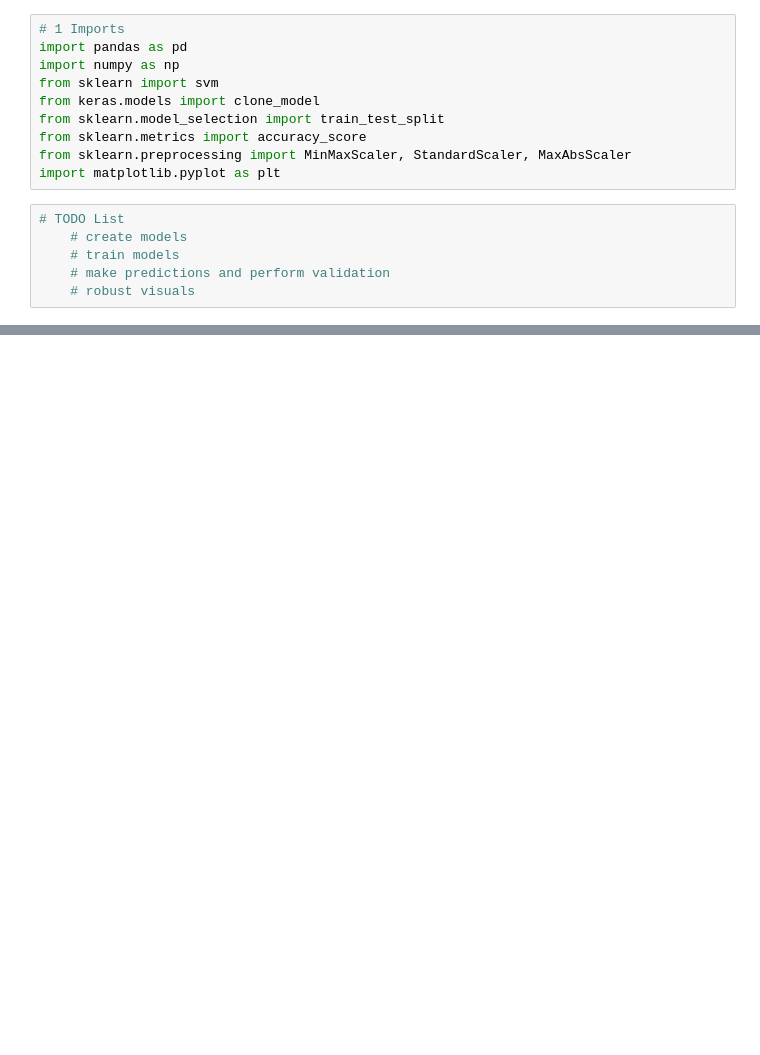
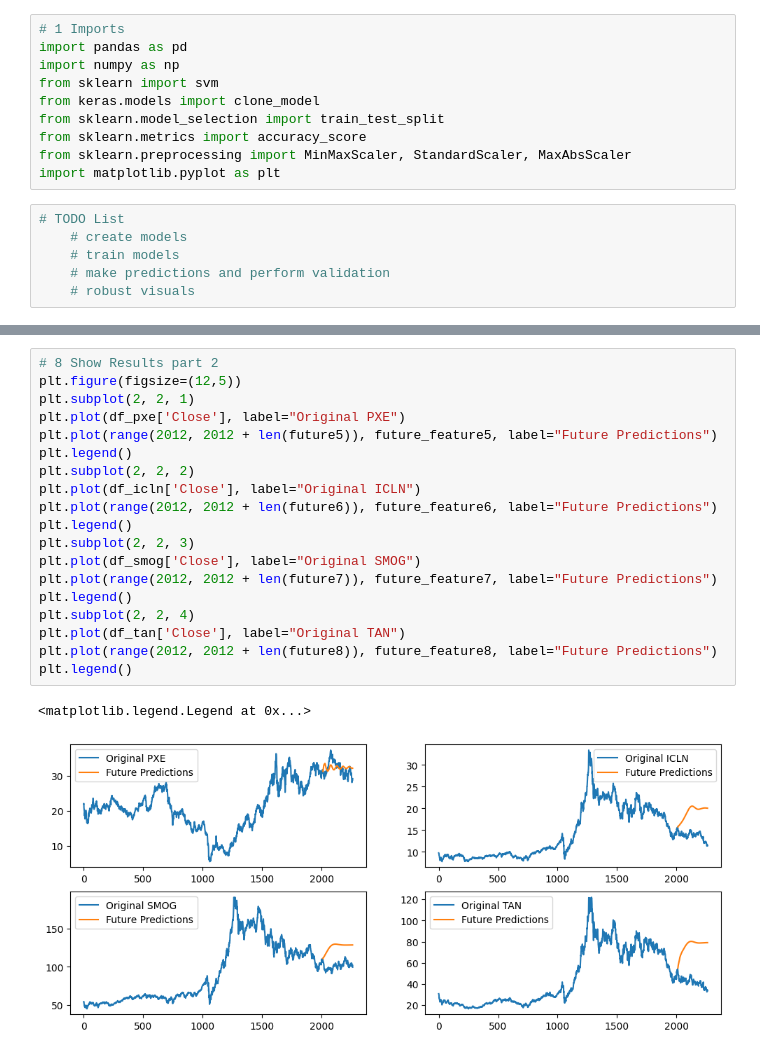
Before and after one commit to theophilus28/ML-Energy-Stock-Predictor, a Jupyter notebook: EnergyStockPredictor_svm.ipynb, the cells around one changed output, grey strips where cells are left out. Drawn from its saved outputs; the diff is of its cells as text; blank space fills up the shorter version.

```diff
--- a/EnergyStockPredictor_svm.ipynb
+++ b/EnergyStockPredictor_svm.ipynb
@@ -177,0 +257,22 @@ plt.show()
+# %%
+# 8 Show Results part 2
+plt.figure(figsize=(12,5))
+plt.subplot(2, 2, 1)
+plt.plot(df_pxe['Close'], label="Original PXE")
+plt.plot(range(2012, 2012 + len(future5)), future_feature5, label="Future Predictions")
+plt.legend()
+plt.subplot(2, 2, 2)
+plt.plot(df_icln['Close'], label="Original ICLN")
+plt.plot(range(2012, 2012 + len(future6)), future_feature6, label="Future Predictions")
+plt.legend()
+plt.subplot(2, 2, 3)
+plt.plot(df_smog['Close'], label="Original SMOG")
+plt.plot(range(2012, 2012 + len(future7)), future_feature7, label="Future Predictions")
+plt.legend()
+plt.subplot(2, 2, 4)
+plt.plot(df_tan['Close'], label="Original TAN")
+plt.plot(range(2012, 2012 + len(future8)), future_feature8, label="Future Predictions")
+plt.legend()
+# %% [output]
+<matplotlib.legend.Legend at 0x...>
+[figure, added]
```
Also changed, not shown: parts of 6 cells of this notebook.
